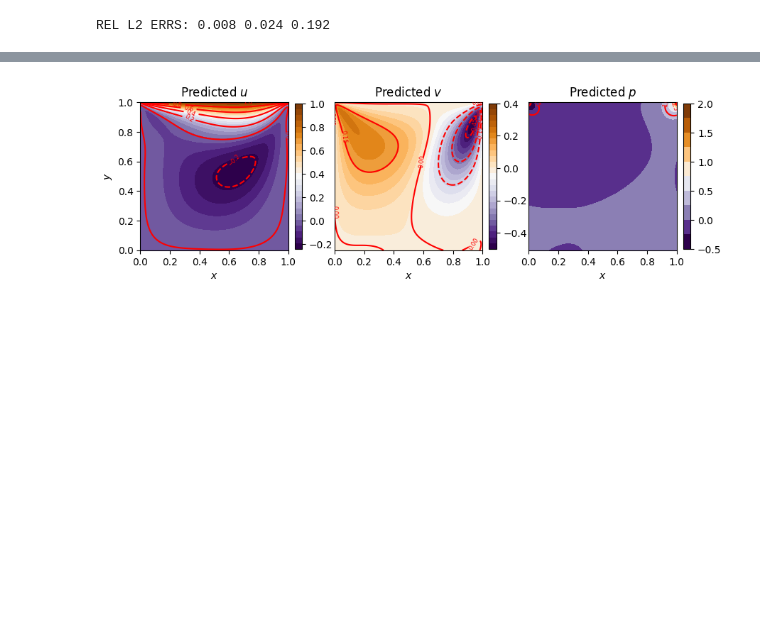
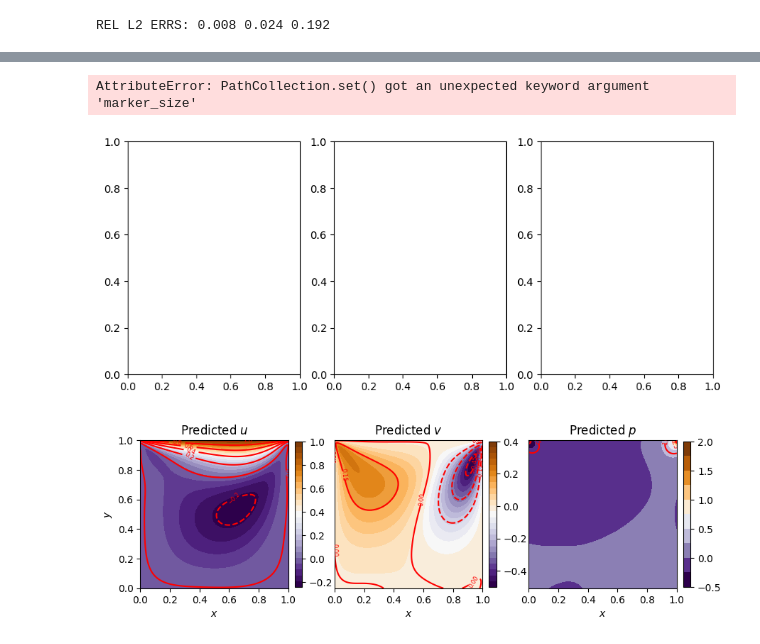
Before and after one commit to jaspercjp/pinn-lid-driven, a Jupyter notebook: make-figures.ipynb, the cells around one changed output, grey strips where cells are left out. Cells and saved outputs as stored; diff of their text form; code cells hidden in the pictures; blank space fills up the shorter version.

```diff
--- a/make-figures.ipynb
+++ b/make-figures.ipynb
@@ -91,3 +121,26 @@ REL L2 ERRS: 0.008 0.024 0.192
+# %%
+fig, axs = plt.subplots(1,3, figsize=(10,4))
+
+axs[0].scatter(y_train.detach().numpy(),
+                 np.abs((sol_hat[:,0] - sol_train[:,0]).detach().numpy()), s=1)
+axs[1].scatter(y_train.detach().numpy(),
+                 np.abs((sol_hat[:,1] - sol_train[:,1]).detach().numpy()), markersize=1)
+axs[2].scatter(y_train.detach().numpy(),
+                 np.abs(((sol_hat[:,2] - sol_hat[0,2]) - sol_train[:,2]).detach().numpy()), markersize=1)
+
+axs[0].set_title("$|\hat u - u$|")
+axs[0].set_xlabel("$y$")
+
+axs[1].set_title("$|\hat v - v$|")
+axs[1].set_xlabel("$y$")
+
+axs[2].set_title("$|\hat p - p$|")
+axs[2].set_xlabel("$y$")
+plt.savefig("figures/forward-spatial-err.png", bbox_inches='tight')
+plt.tight_layout()
+# %% [output]
+AttributeError: PathCollection.set() got an unexpected keyword argument 'marker_size'
+[figure, added]
 # %%
 fig, axs = plt.subplots(1,3,figsize=(10, 7))
 cmap = plt.get_cmap('PuOr_r', 25)
```
Also changed, not shown: parts of 7 cells of this notebook, 6 other files.
